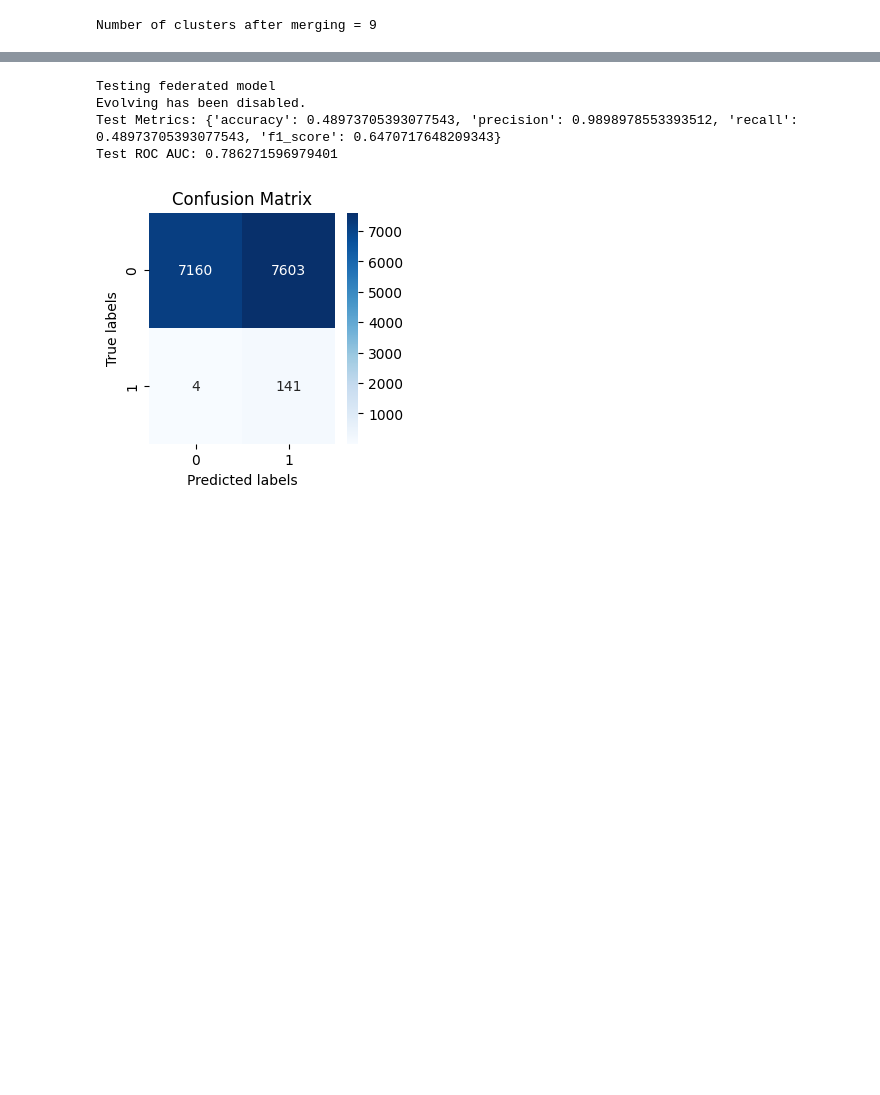
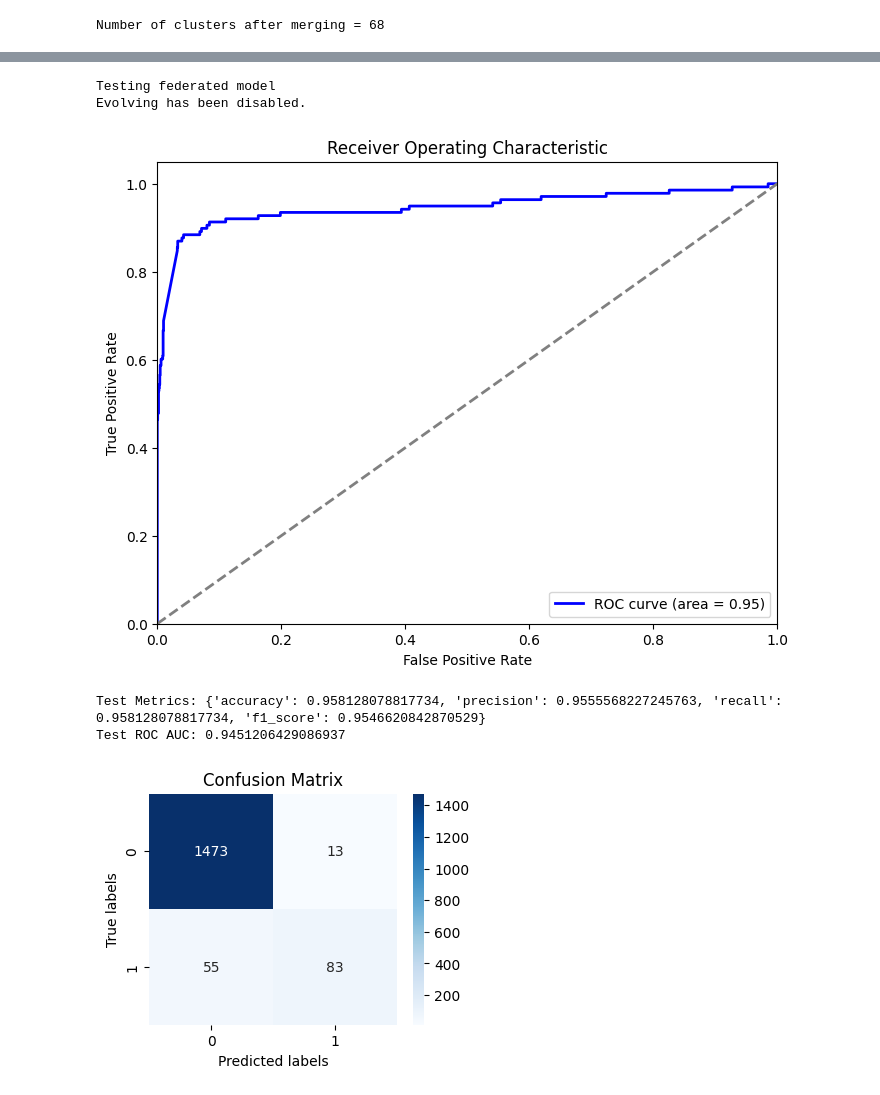
Before and after one commit to mihaozbot/eGAUSSp_Python, a Jupyter notebook: credit_fraud_experiment.ipynb, the cells around one changed output, grey strips where cells are left out. Saved outputs shown, nothing was run; the diff lists cells and outputs as text; code cells hidden in the pictures; blank space fills up the shorter version.

```diff
--- a/credit_fraud_experiment.ipynb
+++ b/credit_fraud_experiment.ipynb
@@ -18,7 +18,7 @@ from utils.utils_dataset import prepare_dataset
 device = torch.device("cpu")
 num_clients = 4
 
-proportion = 100
+proportion = 10
 data = balance_dataset(data, proportion)
 X = data.iloc[:, :-1].values
 y = data.iloc[:, -1].values
@@ -31,11 +31,12 @@ local_model_params = {
     "num_classes": 2,
     "N_max": 1,
     "num_sigma": 2,
-    "kappa_join": 1.1,
+    "kappa_join":  0.8,
     "S_0": 1e-8,
-    "c_max": 4,
+    "c_max": 10,
     "device": torch.device("cpu")
 }
+
 federated_model_params = {
     "feature_dim": 30,
     "num_classes": 2,
@@ -43,7 +44,7 @@ federated_model_params = {
     "num_sigma": 2,
     "kappa_join": 1.5,
     "S_0": 1e-8,
-    "c_max": 4,
+    "c_max": 10,
     "device": torch.device("cpu")
 }
 
@@ -158,10 +150,10 @@ from utils.utils_train import test_model
 federated_model.federal_agent.federated_merging()
 print(f"Number of clusters after merging = {federated_model.c}")
 # %% [output]
-Number of clusters after merging = 9
+Number of clusters after merging = 68
 # %%
 
-plot_first_feature(all_data, model=federated_model, num_sigma=2, N_max=1)
+plot_first_feature(all_data, model=federated_model, num_sigma=federated_model.num_sigma, N_max=1)
 
 print(f"\nTesting federated model")
 
@@ -180,5 +172,6 @@ plot_confusion_matrix(pred_max, test_data)
 Testing federated model
 Evolving has been disabled.
-Test Metrics: {'accuracy': 0.48973705393077543, 'precision': 0.9898978553393512, 'recall': 0.48973705393077543, 'f1_score': 0.6470717648209343}
-Test ROC AUC: 0.786271596979401
-[figure, old version]
+[figure, new version]
+Test Metrics: {'accuracy': 0.958128078817734, 'precision': 0.9555568227245763, 'recall': 0.958128078817734, 'f1_score': 0.9546620842870529}
+Test ROC AUC: 0.9451206429086937
+[figure, added]
```
Also changed, not shown: parts of 5 cells of this notebook, 12 other files.
